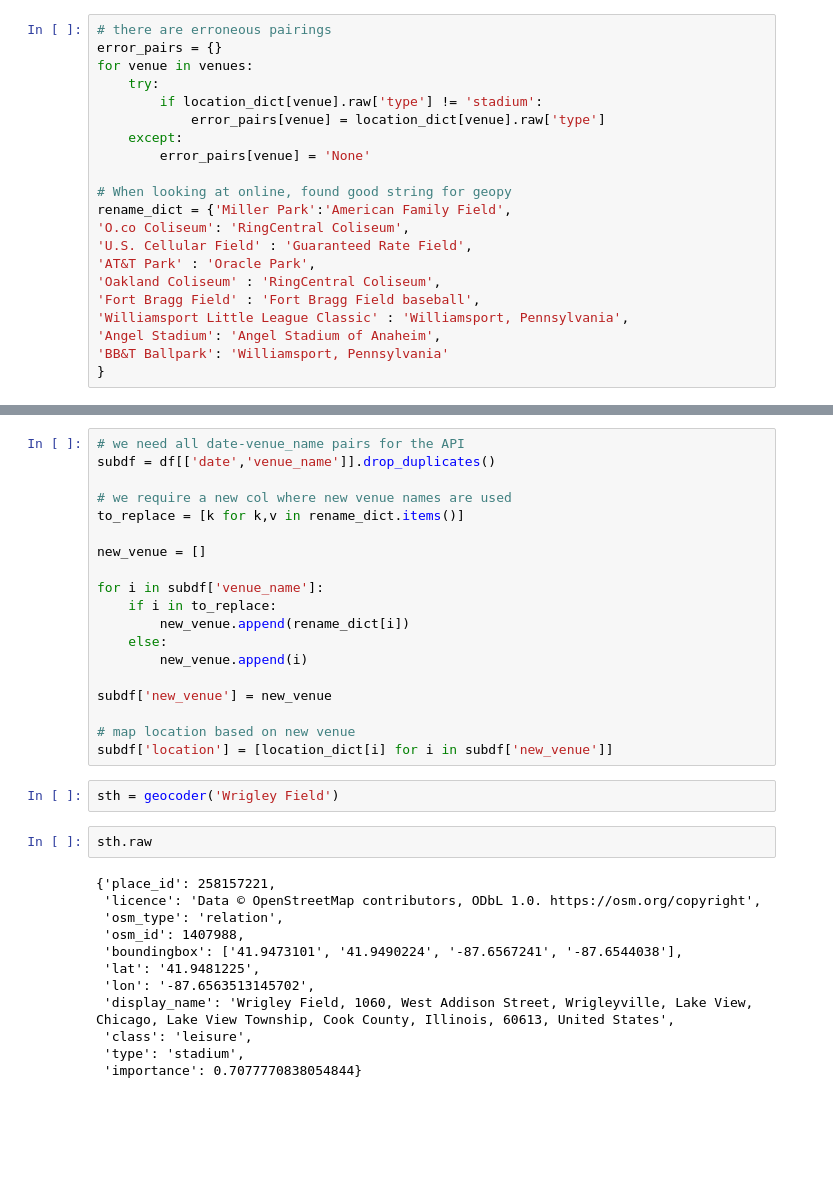
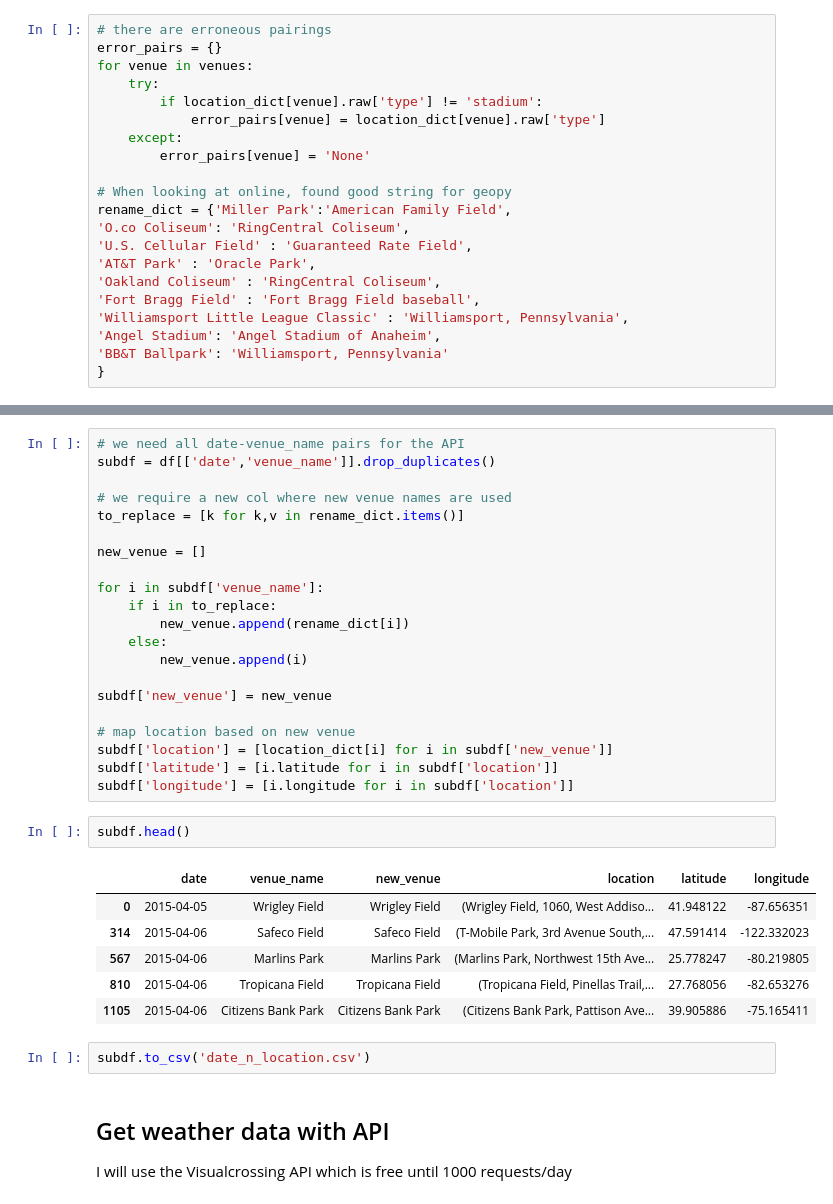
Before and after one commit to zsomborh/analyse_baseball_matches, a Jupyter notebook: venue_api.ipynb, the cells around one changed output, grey strips where cells are left out. Drawn from its saved outputs; the diff is of its cells as text; blank space fills up the shorter version.

```diff
--- a/venue_api.ipynb
+++ b/venue_api.ipynb
@@ -63,19 +99,20 @@ subdf['new_venue'] = new_venue
 
 # map location based on new venue
 subdf['location'] = [location_dict[i] for i in subdf['new_venue']]
+subdf['latitude'] = [i.latitude for i in subdf['location']]
+subdf['longitude'] = [i.longitude for i in subdf['location']]
-# %%
-sth = geocoder('Wrigley Field')
-# %%
-sth.raw
-# %% [output]
-{'place_id': 258157221,
- 'licence': 'Data © OpenStreetMap contributors, ODbL 1.0. https://osm.org/copyright',
- 'osm_type': 'relation',
- 'osm_id': 1407988,
- 'boundingbox': ['41.9473101', '41.9490224', '-87.6567241', '-87.6544038'],
- 'lat': '41.9481225',
- 'lon': '-87.6563513145702',
- 'display_name': 'Wrigley Field, 1060, West Addison Street, Wrigleyville, Lake View, Chicago, Lake View Township, Cook County, Illinois, 60613, United States',
- 'class': 'leisure',
- 'type': 'stadium',
- 'importance': 0.7077770838054844}
+# %%
+subdf.head()
+# %% [output]
+|  | date | venue_name | new_venue | location | latitude | longitude |
+| 0 | 2015-04-05 | Wrigley Field | Wrigley Field | (Wrigley Field, 1060, West Addiso... | 41.948122 | -87.656351 |
+| 314 | 2015-04-06 | Safeco Field | Safeco Field | (T-Mobile Park, 3rd Avenue South,... | 47.591414 | -122.332023 |
+| 567 | 2015-04-06 | Marlins Park | Marlins Park | (Marlins Park, Northwest 15th Ave... | 25.778247 | -80.219805 |
+| 810 | 2015-04-06 | Tropicana Field | Tropicana Field | (Tropicana Field, Pinellas Trail,... | 27.768056 | -82.653276 |
+| 1105 | 2015-04-06 | Citizens Bank Park | Citizens Bank Park | (Citizens Bank Park, Pattison Ave... | 39.905886 | -75.165411 |
+# %%
+subdf.to_csv('date_n_location.csv')
+# %% [markdown]
+## Get weather data with API
+
+I will use the Visualcrossing API which is free until 1000 requests/day
```
Also changed, not shown: parts of 18 cells of this notebook.
